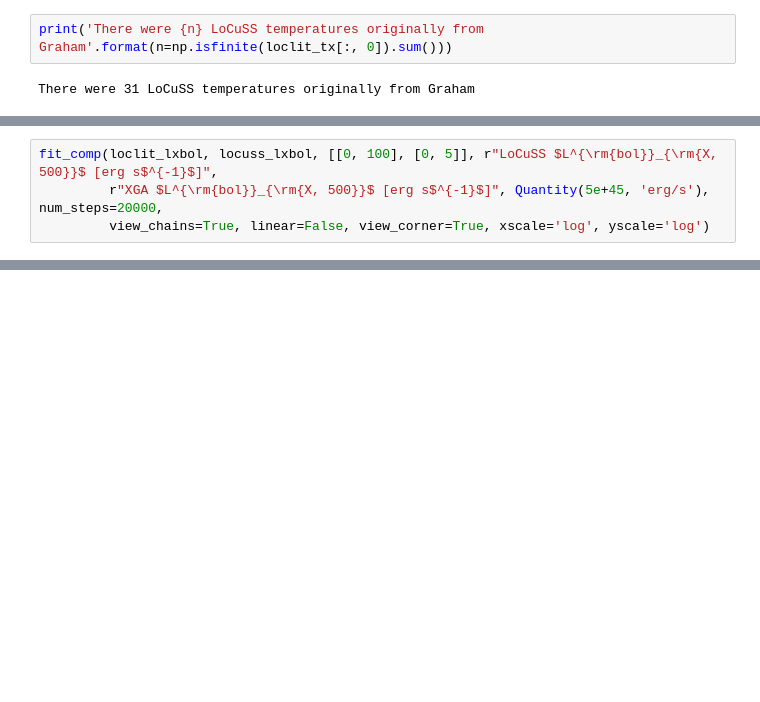
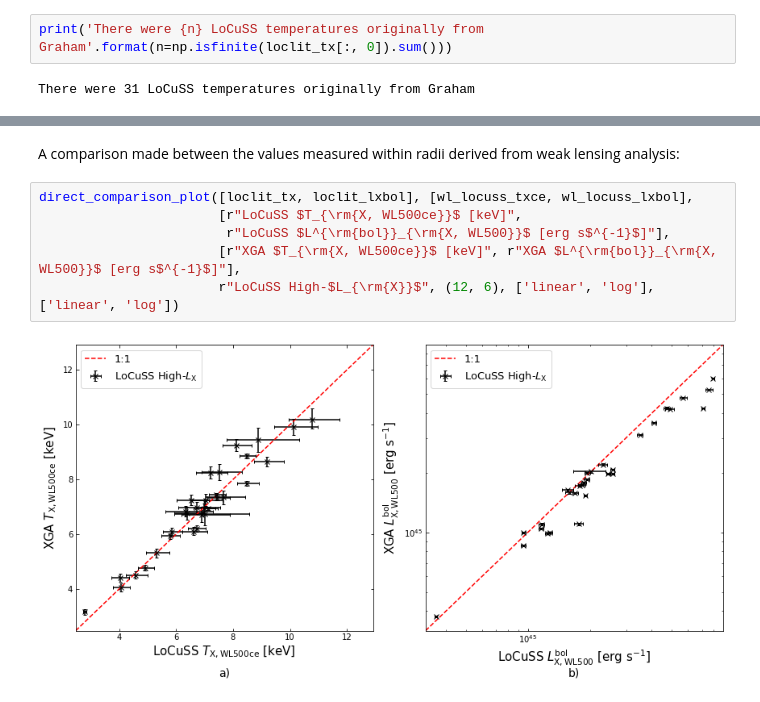
Before and after one commit to DavidT3/XCS-Mass-Paper-I-Analysis, a Jupyter notebook: notebooks/temp_lum_comparisons/locuss_comparisons.ipynb, the cells around one changed output, grey strips where cells are left out. Drawn from its saved outputs; the diff is of its cells as text; blank space fills up the shorter version.

```diff
--- a/notebooks/temp_lum_comparisons/locuss_comparisons.ipynb
+++ b/notebooks/temp_lum_comparisons/locuss_comparisons.ipynb
@@ -218,4 +238,0 @@ c=0.296 +0.093 -0.094 [1sig]
-# %%
-fit_comp(loclit_lxbol, locuss_lxbol, [[0, 100], [0, 5]], r"LoCuSS $L^{\rm{bol}}_{\rm{X, 500}}$ [erg s$^{-1}$]",
-         r"XGA $L^{\rm{bol}}_{\rm{X, 500}}$ [erg s$^{-1}$]", Quantity(5e+45, 'erg/s'), num_steps=20000,
-         view_chains=True, linear=False, view_corner=True, xscale='log', yscale='log')
@@ -238,0 +249,10 @@ $[1181,~1231,~1320,~1115,~1020,~760,~1513,~1170,~1092,~1144,~1149,~1080,~1200,~1
+# %% [markdown]
+A comparison made between the values measured within radii derived from weak lensing analysis:
+# %%
+direct_comparison_plot([loclit_tx, loclit_lxbol], [wl_locuss_txce, wl_locuss_lxbol],
+                       [r"LoCuSS $T_{\rm{X, WL500ce}}$ [keV]",
+                        r"LoCuSS $L^{\rm{bol}}_{\rm{X, WL500}}$ [erg s$^{-1}$]"],
+                       [r"XGA $T_{\rm{X, WL500ce}}$ [keV]", r"XGA $L^{\rm{bol}}_{\rm{X, WL500}}$ [erg s$^{-1}$]"],
+                       r"LoCuSS High-$L_{\rm{X}}$", (12, 6), ['linear', 'log'], ['linear', 'log'])
+# %% [output]
+[figure, added]
```
Also changed, not shown: parts of 49 cells of this notebook.
